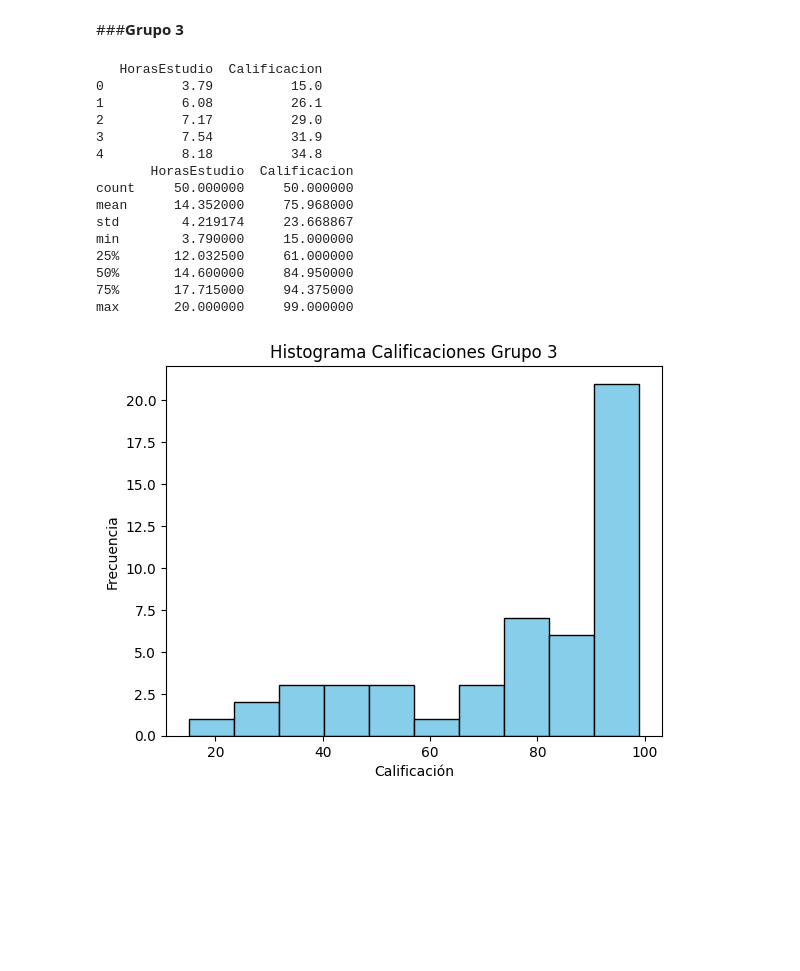
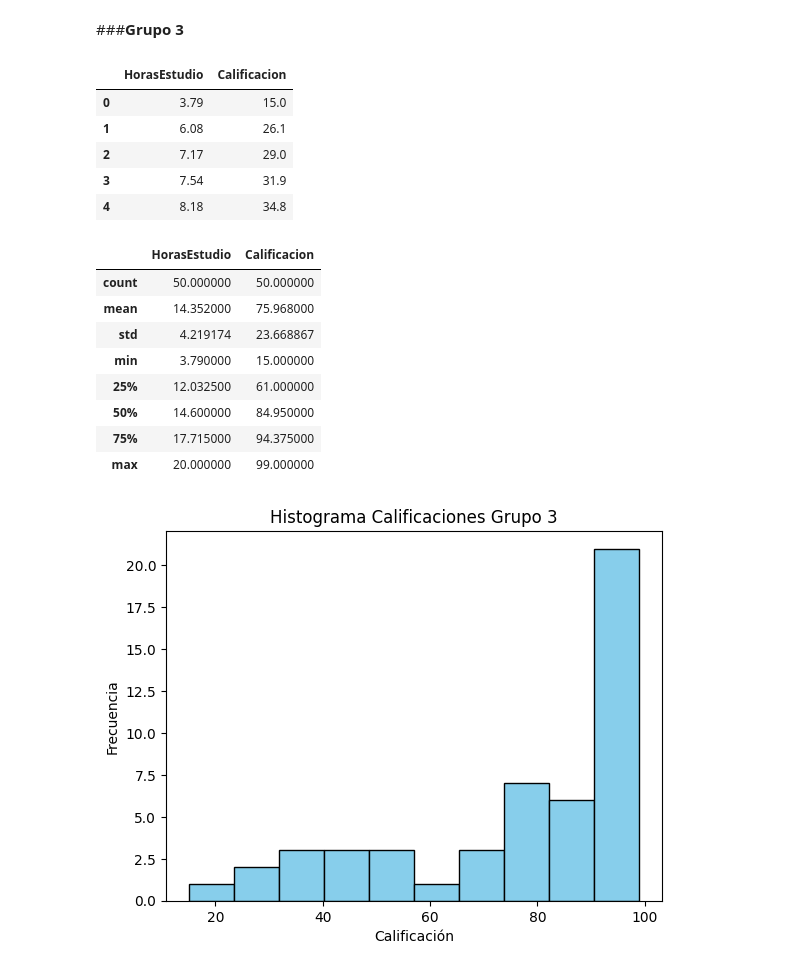
Before and after one commit to 25041001-cloud/Probabilidad, a Jupyter notebook: Unidad5/Practica_final_Regresión_Lineal_y_Correlación.ipynb, the cells around one changed output. Drawn from its saved outputs; the diff is of its cells as text; code cells hidden in the pictures; blank space fills up the shorter version.

```diff
--- a/Unidad5/Practica_final_Regresión_Lineal_y_Correlación.ipynb
+++ b/Unidad5/Practica_final_Regresión_Lineal_y_Correlación.ipynb
@@ -219,24 +223,26 @@ Valor de la pendiente Grupo 2: 4.222718653627889
 ###**Grupo 3**
 # %%
 df3 = pd.read_csv("grupo3.csv")
-print(df3.head())
-print(df3.describe())
+df3.head()
 # %% [output]
-   HorasEstudio  Calificacion
-0          3.79          15.0
-1          6.08          26.1
-2          7.17          29.0
-3          7.54          31.9
-4          8.18          34.8
-       HorasEstudio  Calificacion
-count     50.000000     50.000000
-mean      14.352000     75.968000
-std        4.219174     23.668867
-min        3.790000     15.000000
-25%       12.032500     61.000000
-50%       14.600000     84.950000
-75%       17.715000     94.375000
-max       20.000000     99.000000
+|  | HorasEstudio | Calificacion |
+| 0 | 3.79 | 15.0 |
+| 1 | 6.08 | 26.1 |
+| 2 | 7.17 | 29.0 |
+| 3 | 7.54 | 31.9 |
+| 4 | 8.18 | 34.8 |
+# %%
+df3.describe()
+# %% [output]
+|  | HorasEstudio | Calificacion |
+| count | 50.000000 | 50.000000 |
+| mean | 14.352000 | 75.968000 |
+| std | 4.219174 | 23.668867 |
+| min | 3.790000 | 15.000000 |
+| 25% | 12.032500 | 61.000000 |
+| 50% | 14.600000 | 84.950000 |
+| 75% | 17.715000 | 94.375000 |
+| max | 20.000000 | 99.000000 |
 # %%
 #Histograma de las calificaciones
 plt.hist(df3["Calificacion"], bins=10, color="skyblue", edgecolor="black")
```
Also changed, not shown: parts of 5 cells of this notebook.
